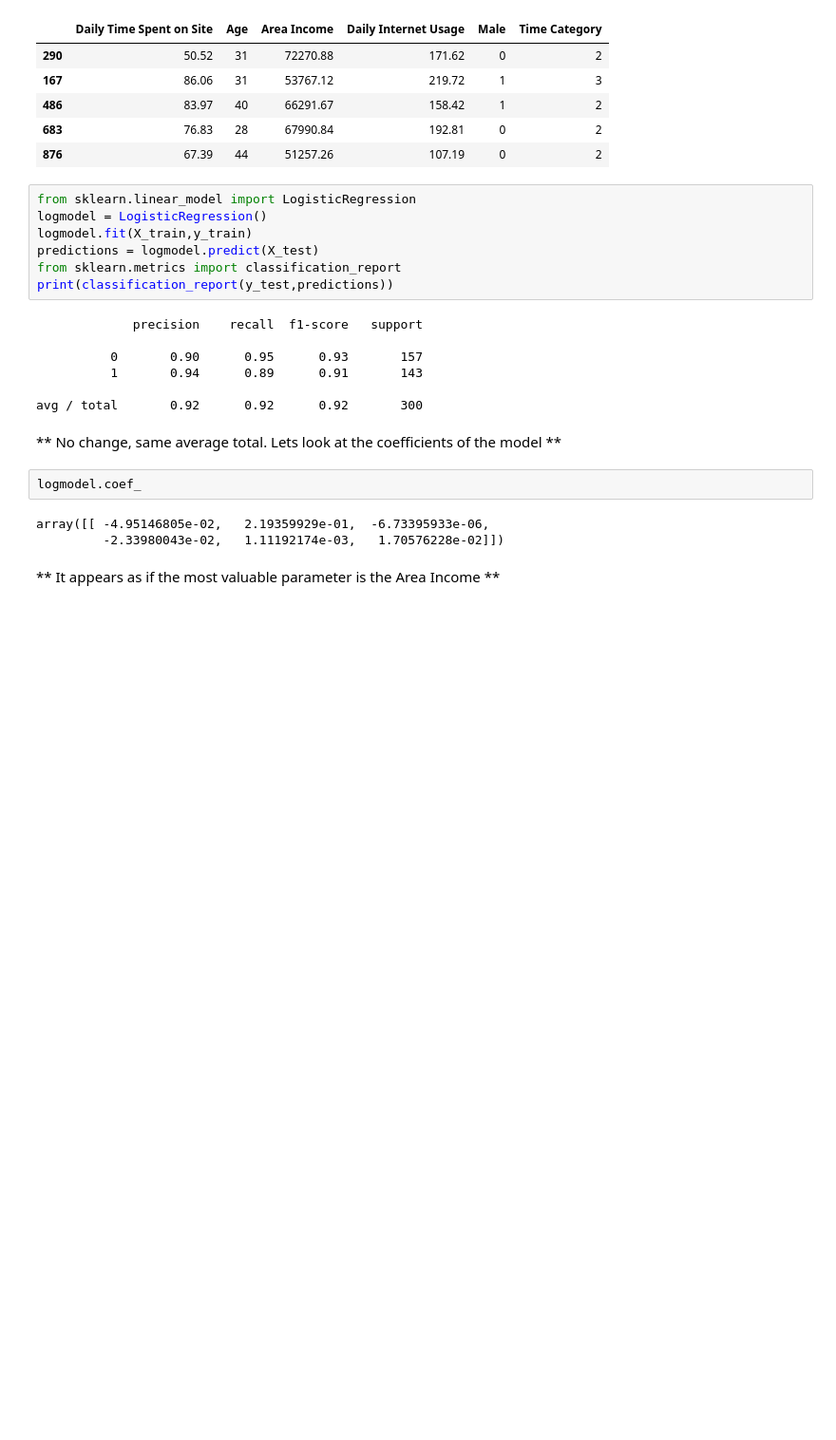
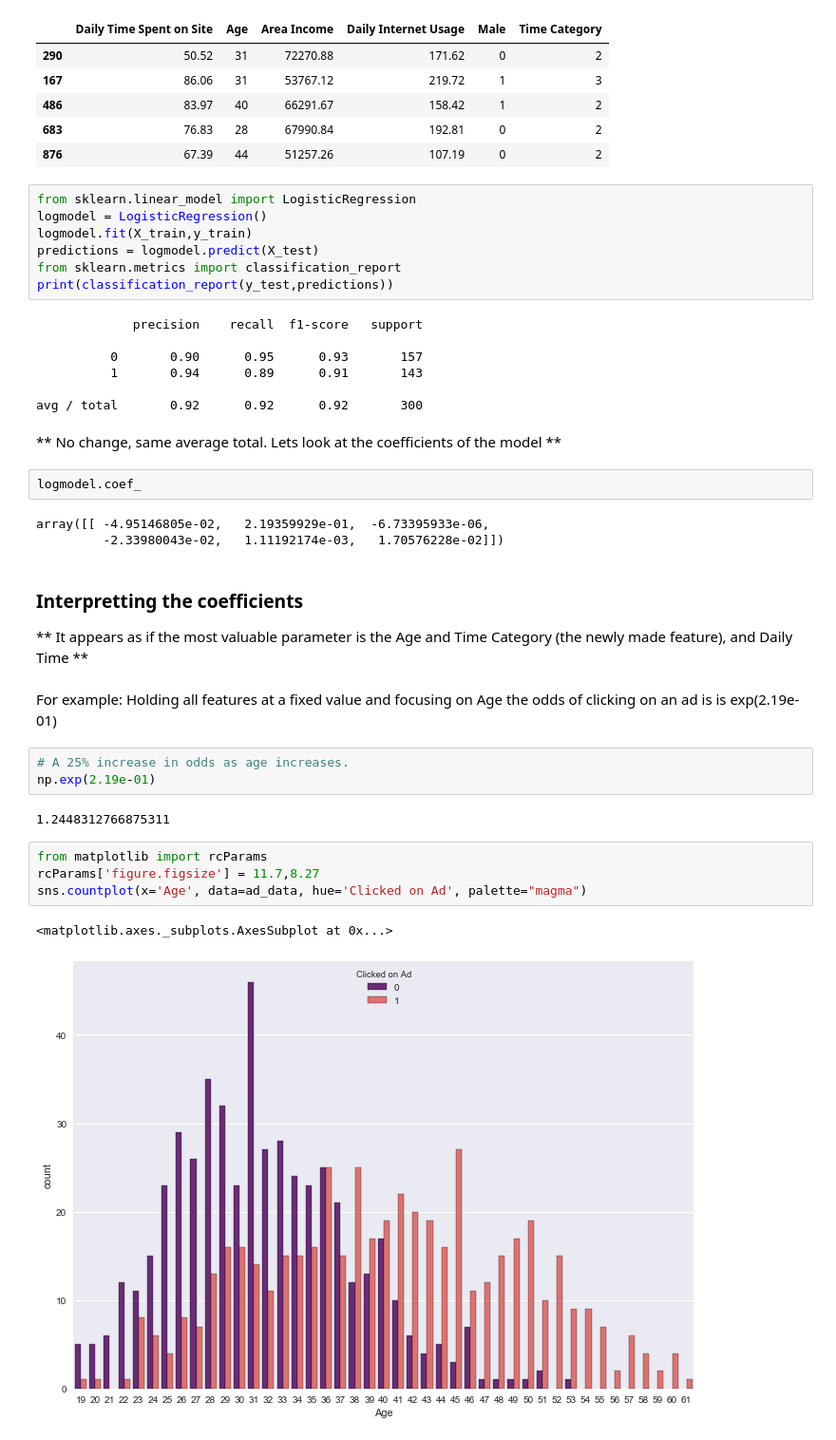
Before and after one commit to dleacock/CustomerAnalysis, a Jupyter notebook: CustomerAnalysis - Logistic Regression .ipynb, the cells around one changed output. Shown at 95% size. Drawn from its saved outputs; the diff is of its cells as text; blank space fills up the shorter version.

Commit message:
Added some coefficient analysis. DWL

```diff
--- a/CustomerAnalysis - Logistic Regression .ipynb
+++ b/CustomerAnalysis - Logistic Regression .ipynb
@@ -231,4 +240,19 @@ logmodel.coef_
 array([[ -4.95146805e-02,   2.19359929e-01,  -6.73395933e-06,
          -2.33980043e-02,   1.11192174e-03,   1.70576228e-02]])
 # %% [markdown]
-<p>** It appears as if the most valuable parameter is the Area Income **</p>
+<h3> Interpretting the coefficients </h3>
+<p>** It appears as if the most valuable parameter is the Age and Time Category (the newly made feature), and Daily Time **</p>
+# %% [markdown]
+<p> For example: Holding all features at a fixed value and focusing on Age the odds of clicking on an ad is is exp(2.19e-01) </p>
+# %%
+# A 25% increase in odds as age increases.
+np.exp(2.19e-01)
+# %% [output]
+1.2448312766875311
+# %%
+from matplotlib import rcParams
+rcParams['figure.figsize'] = 11.7,8.27
+sns.countplot(x='Age', data=ad_data, hue='Clicked on Ad', palette="magma")
+# %% [output]
+<matplotlib.axes._subplots.AxesSubplot at 0x...>
+[figure, added]
```
Also changed, not shown: parts of 4 cells of this notebook.
